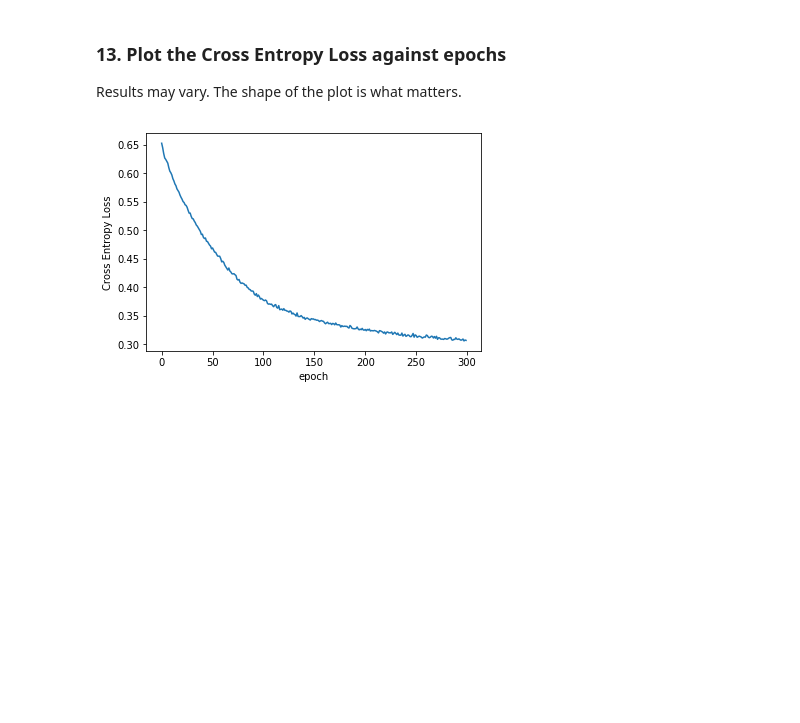
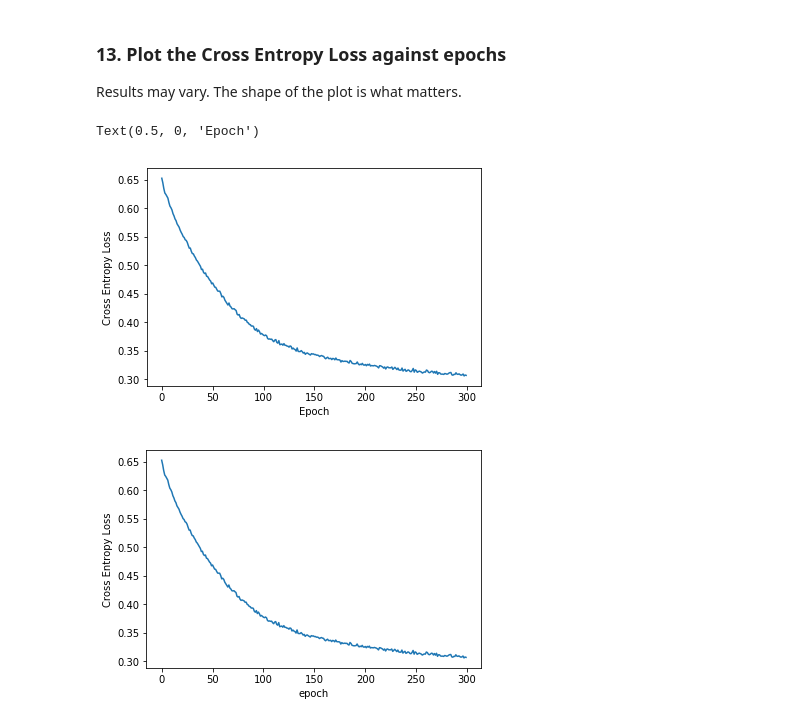
Before and after one commit to zhaluza/portilla-pytorch-notebooks, a Jupyter notebook: 02-ANN-Artificial-Neural-Networks/05-Neural-Network-Exercises.ipynb, the cells around one changed output. Drawn from its saved outputs; the diff is of its cells as text; code cells hidden in the pictures; blank space fills up the shorter version.

```diff
--- a/02-ANN-Artificial-Neural-Networks/05-Neural-Network-Exercises.ipynb
+++ b/02-ANN-Artificial-Neural-Networks/05-Neural-Network-Exercises.ipynb
@@ -270,0 +268,13 @@ t = 5000  # suggested test size
+# %%
+# CODE HERE
+BATCH_SIZE = 30000  # suggested batch size
+TEST_SIZE = 5000  # suggested test size
+
+cat_train = cats[: BATCH_SIZE - TEST_SIZE]  # Grab the first 25000 entries
+cat_test = cats[BATCH_SIZE - TEST_SIZE : BATCH_SIZE]  # Grab the last 5000 entries
+cont_train = conts[: BATCH_SIZE - TEST_SIZE]  # Grab the first 25000 entries
+cont_test = conts[BATCH_SIZE - TEST_SIZE : BATCH_SIZE]  # Grab the last 5000 entries
+
+# Labels
+y_train = y[: BATCH_SIZE - TEST_SIZE]
+y_test = y[BATCH_SIZE - TEST_SIZE : BATCH_SIZE]
@@ -334,7 +351,7 @@ To obtain results that can be recreated, set a torch manual_seed (we used 33).
 Create an instance called "model" with one hidden layer containing 50 neurons and a dropout layer p-value of 0.4
 # %%
 # CODE HERE
-
+model = TabularModel(embed_sizes, conts.shape[1], 2, [50], p=0.4)
 
 # RUN THIS CODE TO COMPARE RESULTS
 model
@@ -368,3 +402,8 @@ Create an optimization function called "optimizer" using Adam, with a learning r
+# %%
+# CODE HERE
+
+criterion = nn.CrossEntropyLoss()
+optimizer = torch.optim.Adam(model.parameters(), lr=0.001)
 # %%
 # DON'T WRITE HERE
 # %% [markdown]
@@ -380,7 +419,7 @@ losses = []
 
 for i in range(epochs):
     i+=1
-    y_pred = model(cat_train, con_train)
+    y_pred = model(cat_train, cont_train)
     loss = criterion(y_pred, y_train)
     losses.append(loss)
 
@@ -418,3 +455,11 @@ Results may vary. The shape of the plot is what matters.
+# %%
+# CODE HERE
+plt.plot(range(epochs), losses)
+plt.ylabel('Cross Entropy Loss')
+plt.xlabel('Epoch')
+# %% [output]
+Text(0.5, 0, 'Epoch')
+[figure, added]
 # %%
 # DON'T WRITE HERE
 # %% [output]
```
Also changed, not shown: parts of 14 cells of this notebook.
